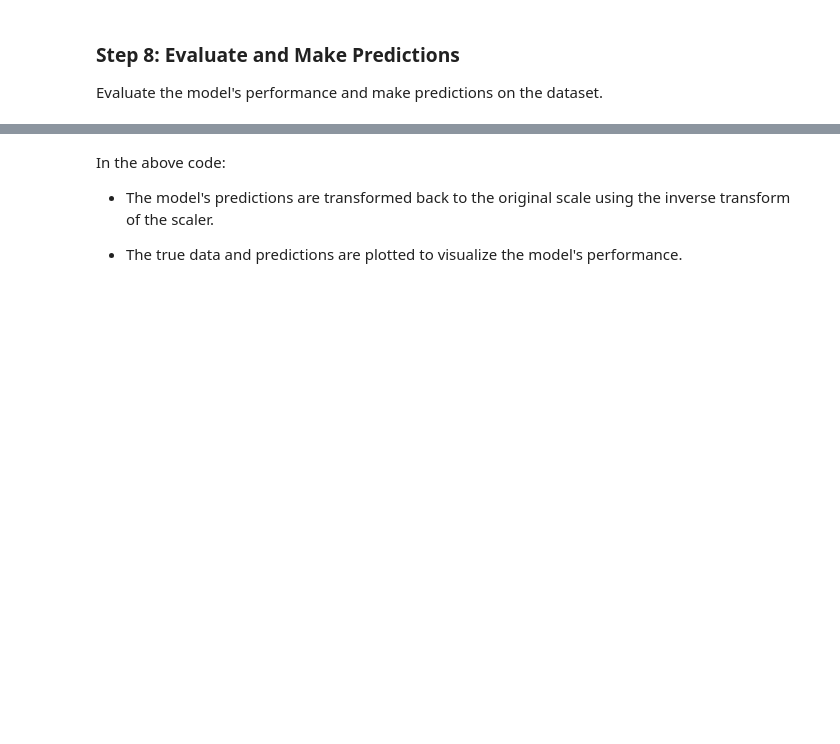
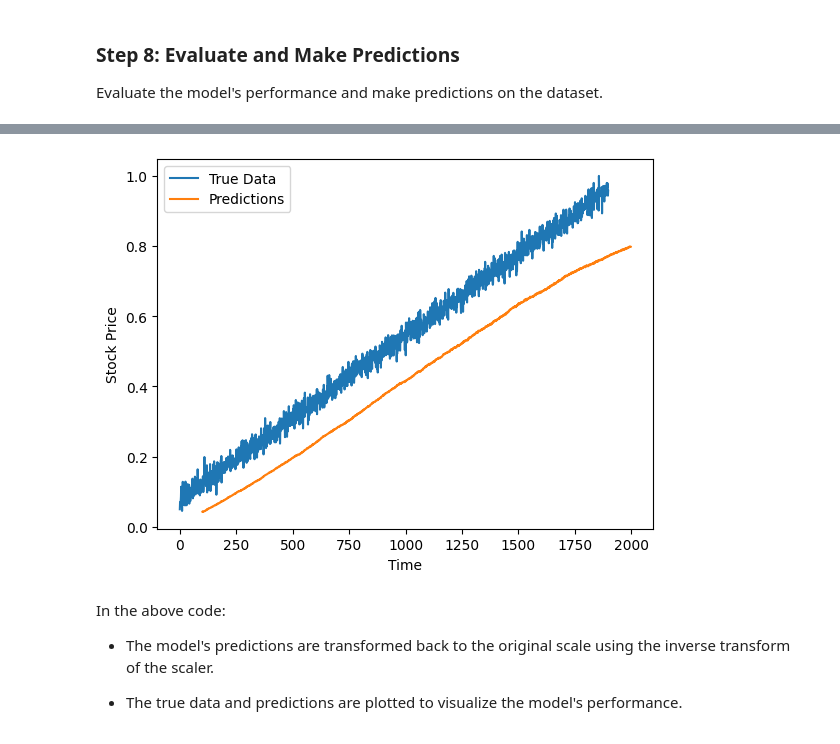
Before and after one commit to dcardonav/dl-ibm-keras, a Jupyter notebook: notebooks/Lab_Building Advanced Transformers.ipynb, the cells around one changed output, grey strips where cells are left out. Saved outputs shown, nothing was run; the diff lists cells and outputs as text; code cells hidden in the pictures; blank space fills up the shorter version.

```diff
--- a/notebooks/Lab_Building Advanced Transformers.ipynb
+++ b/notebooks/Lab_Building Advanced Transformers.ipynb
@@ -451,15 +440,16 @@ Evaluate the model's performance and make predictions on the dataset.
 # %%
 # Make predictions
 predictions = model.predict(X)
-predictions = scaler.inverse_transform(predictions)
+# predictions = scaler.inverse_transform(predictions)
 
 
 # Plot the predictions
 import matplotlib.pyplot as plt
 
-plt.plot(data, label='True Data')
+plt.plot(Y, label='True Data')
 plt.plot(np.arange(time_step, time_step + len(predictions)), predictions, label='Predictions')
 plt.xlabel('Time')
 plt.ylabel('Stock Price')
 plt.legend()
 plt.show()
+# %% [output]
@@ -466,3 +457,4 @@ plt.show()
+[figure, added]
 # %% [markdown]
 In the above code:
 
```
Also changed, not shown: parts of 5 cells of this notebook, 1 other file.
